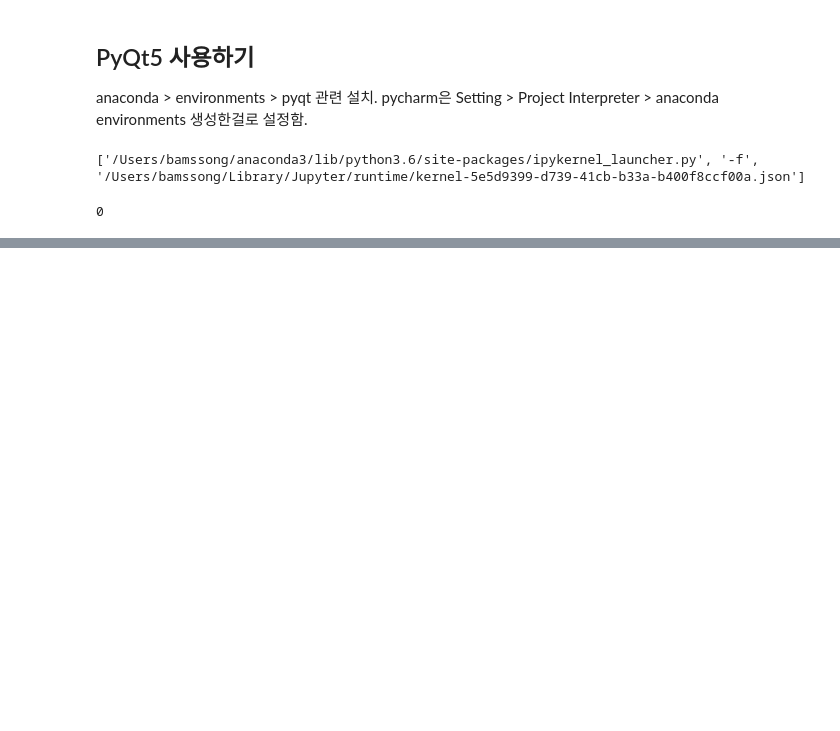
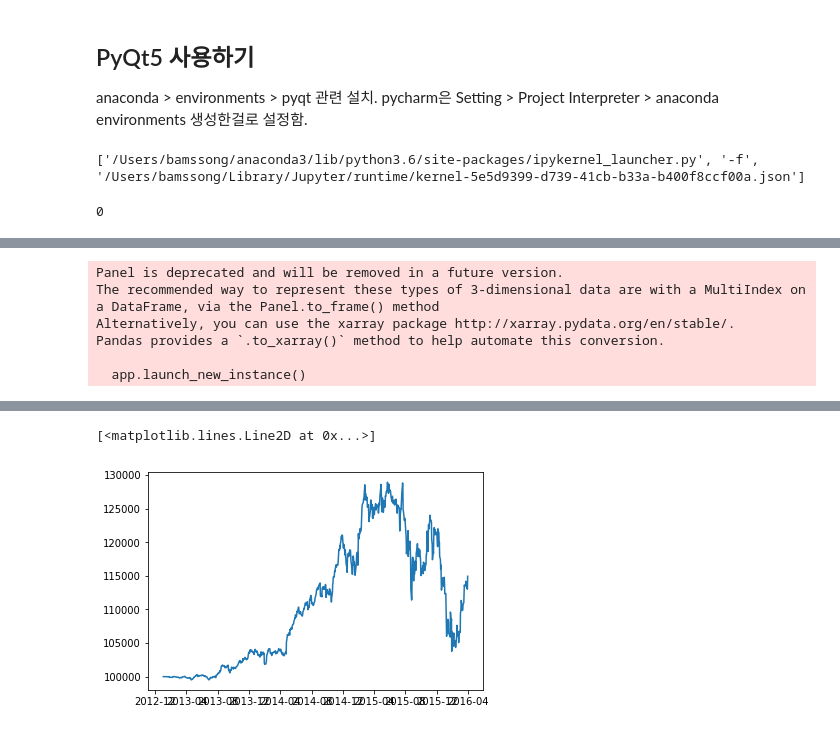
Before and after one commit to bamssong/python, a Jupyter notebook: chapter2/study.ipynb, the cells around one changed output, grey strips where cells are left out. Saved outputs shown, nothing was run; the diff lists cells and outputs as text; code cells hidden in the pictures; blank space fills up the shorter version.

Commit message:
3주차 스터디 : zipline 이용하기

```diff
--- a/chapter2/study.ipynb
+++ b/chapter2/study.ipynb
@@ -208,0 +217,10 @@ app.exec_()
+# %%
+# 주식 데이터 가져오기.
+def get_data(code, start_date, end_date):
+    data = pd_data.DataReader(code, "yahoo", start_date, end_date)
+    return data
+
+start = datetime.datetime(2013, 1, 1)
+end = datetime.datetime(2016, 3, 29)
+aapl = get_data('AAPL', start, end)
+print(aapl)
@@ -208,0 +245,14 @@ app.exec_()
+# %%
+# 주식 데이터 zipline 요청 데이터로 map처리
+def get_data_for_zipline(code, start_date, end_date):
+    # code : 주식코드
+    data = get_data(code, start_date, end_date)
+    data = data[['Adj Close']]  # 종가만 가져오기.
+    data.columns = [code]  # 컬럼명 바꾸기.
+    data = data.tz_localize('UTC')  # 타임존 처리.
+    return data
+
+start_date = datetime.datetime(2013, 1, 1)
+end_date = datetime.datetime(2016, 3, 29)
+aapl_zipline = get_data_for_zipline('AAPL', start_date, end_date)
+print(aapl_zipline)
@@ -208,0 +277,27 @@ app.exec_()
+# %%
+# 일일 매수 알고리즘을 시뮬레이션한 결과(애플 주식)
+
+# 애플 주식 코드.
+code = 'AAPL'
+# aapl_zipline : data
+data = aapl_zipline
+
+
+def initialize(context):
+    pass
+
+def handle_data(context, _data):
+    order(symbol(code), 1)
+
+algo = TradingAlgorithm(initialize=initialize, handle_data=handle_data)
+result = algo.run(data)
+
+print(result.head())
+plt.plot(result.index, result.portfolio_value)
+# %% [output]
+Panel is deprecated and will be removed in a future version.
+The recommended way to represent these types of 3-dimensional data are with a MultiIndex on a DataFrame, via the Panel.to_frame() method
+Alternatively, you can use the xarray package http://xarray.pydata.org/en/stable/.
+Pandas provides a `.to_xarray()` method to help automate this conversion.
+
+  app.launch_new_instance()
@@ -208,0 +321,2 @@ app.exec_()
+[<matplotlib.lines.Line2D at 0x...>]
+[figure, added]
```
Also changed, not shown: parts of 7 cells of this notebook, 3 other files.
